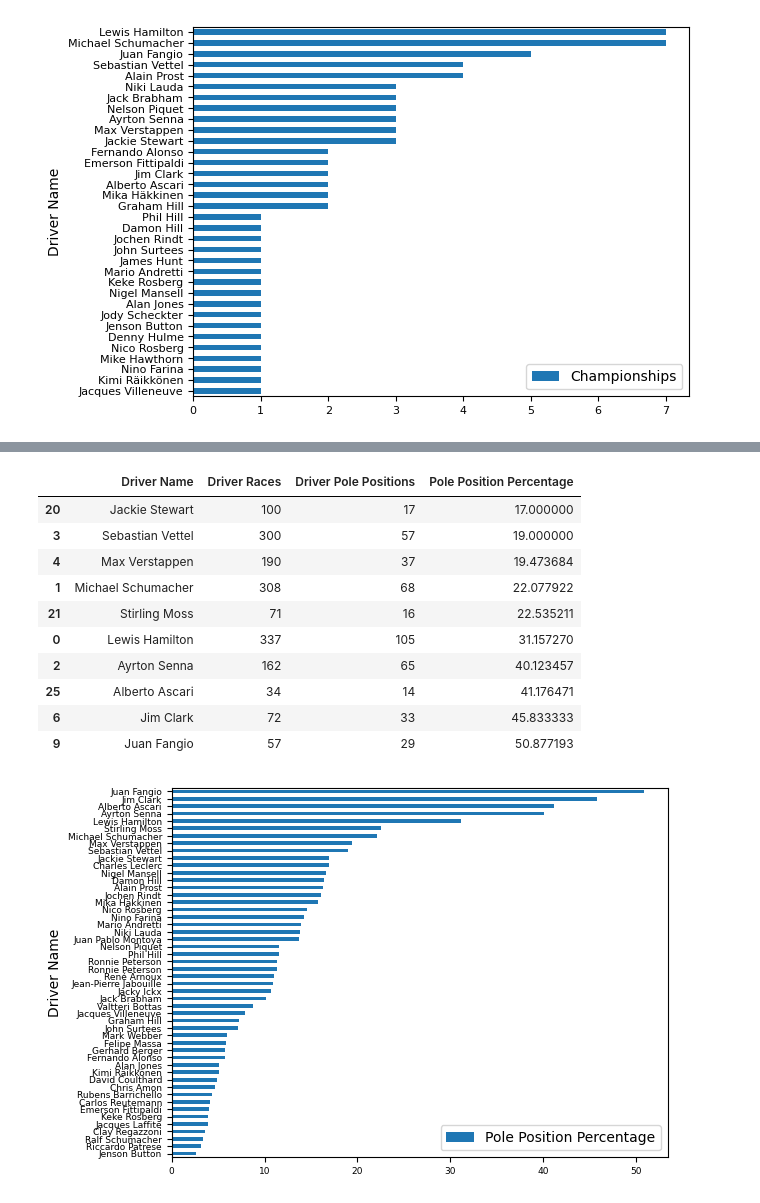
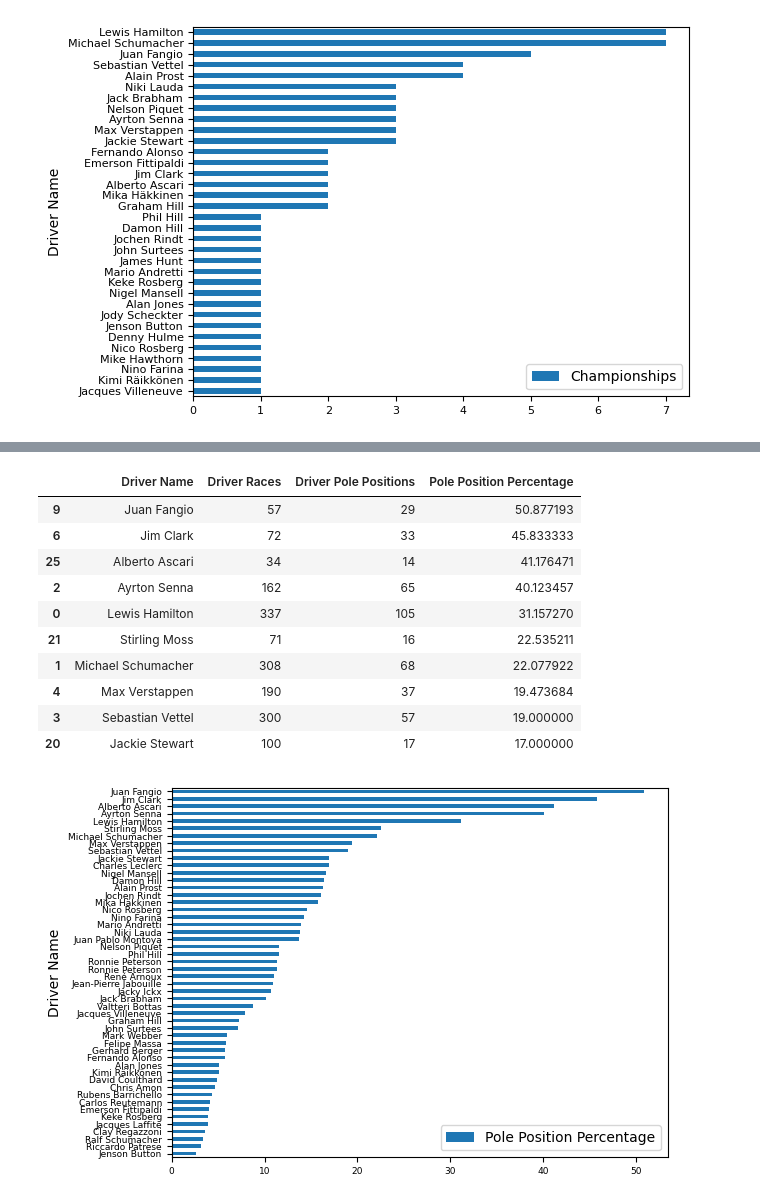
Before and after one commit to hr546/BEE2041-Empirical-Project, a Jupyter notebook: BEE2041_Empirical_Project_-_A_Data-Driven_Investigation_to_Identify_the_best_Formula_One_Driver_of_All_Time.ipynb, the cells around one changed output, grey strips where cells are left out. Saved outputs shown, nothing was run; the diff lists cells and outputs as text; code cells hidden in the pictures.

```diff
--- a/BEE2041_Empirical_Project_-_A_Data-Driven_Investigation_to_Identify_the_best_Formula_One_Driver_of_All_Time.ipynb
+++ b/BEE2041_Empirical_Project_-_A_Data-Driven_Investigation_to_Identify_the_best_Formula_One_Driver_of_All_Time.ipynb
@@ -348,33 +360,34 @@ display(Podiums_df.tail(10))
 # %%
 # Histogram of percentage of pole positions
 # https://pitwall.app/records/driver-pole-positions
 
 # Converting "Driver Races" to an integer
 Poles_df['Driver Races'] = Poles_df['Driver Races'].astype(int)
 
-# Adding additional column to dataframe containing the percentage of podiums achieved by each driver
+# Adding additional column to dataframe containing the percentage of pole positions achieved by each driver
 Poles_df["Pole Position Percentage"] = (Poles_df["Driver Pole Positions"]/Poles_df["Driver Races"]) * 100
 
 # Sorting dataframe so the highest percentage is listed first
 Poles_df = Poles_df.sort_values(by=["Pole Position Percentage"])
 
 # Plotting the bar chart for percentage of race wins
 Poles_df.plot.barh(x = 'Driver Name', y = 'Pole Position Percentage', fontsize = 6.5)
 
 # Displaying dataframe - limited to top 10
-display(Poles_df.tail(10))
+Poles_df = Poles_df.sort_values(by=["Pole Position Percentage"], ascending=False)
+display(Poles_df.head(10))
 # %% [output]
 |  | Driver Name | Driver Races | Driver Pole Positions | Pole Position Percentage |
+| 9 | Juan Fangio | 57 | 29 | 50.877193 |
+| 6 | Jim Clark | 72 | 33 | 45.833333 |
+| 25 | Alberto Ascari | 34 | 14 | 41.176471 |
+| 2 | Ayrton Senna | 162 | 65 | 40.123457 |
+| 0 | Lewis Hamilton | 337 | 105 | 31.157270 |
+| 21 | Stirling Moss | 71 | 16 | 22.535211 |
+| 1 | Michael Schumacher | 308 | 68 | 22.077922 |
+| 4 | Max Verstappen | 190 | 37 | 19.473684 |
+| 3 | Sebastian Vettel | 300 | 57 | 19.000000 |
 | 20 | Jackie Stewart | 100 | 17 | 17.000000 |
-| 3 | Sebastian Vettel | 300 | 57 | 19.000000 |
-| 4 | Max Verstappen | 190 | 37 | 19.473684 |
-| 1 | Michael Schumacher | 308 | 68 | 22.077922 |
-| 21 | Stirling Moss | 71 | 16 | 22.535211 |
-| 0 | Lewis Hamilton | 337 | 105 | 31.157270 |
-| 2 | Ayrton Senna | 162 | 65 | 40.123457 |
-| 25 | Alberto Ascari | 34 | 14 | 41.176471 |
-| 6 | Jim Clark | 72 | 33 | 45.833333 |
-| 9 | Juan Fangio | 57 | 29 | 50.877193 |
 [figure]
 # %%
 # Histogram of percentage of world championships won vs. years entered
```
Also changed, not shown: parts of 8 cells of this notebook.
